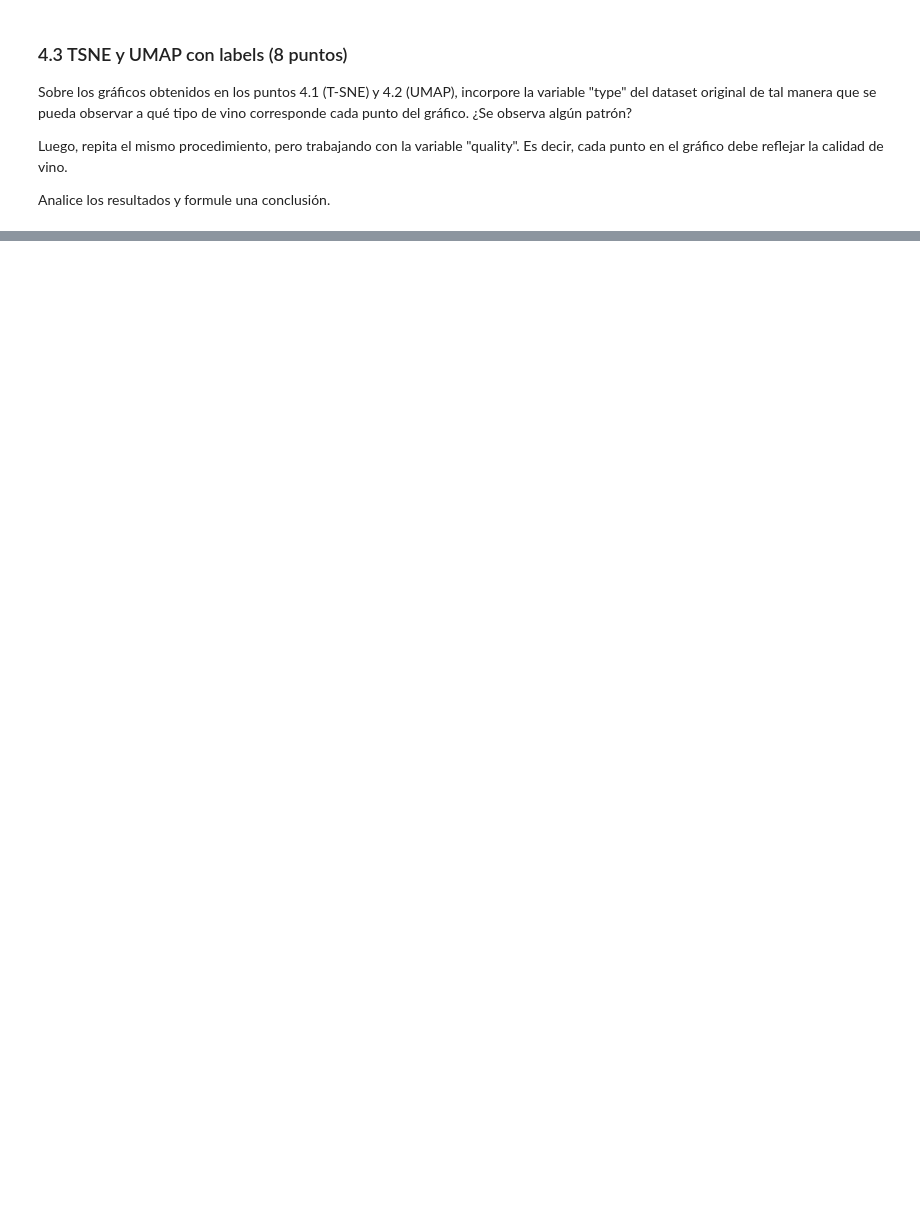
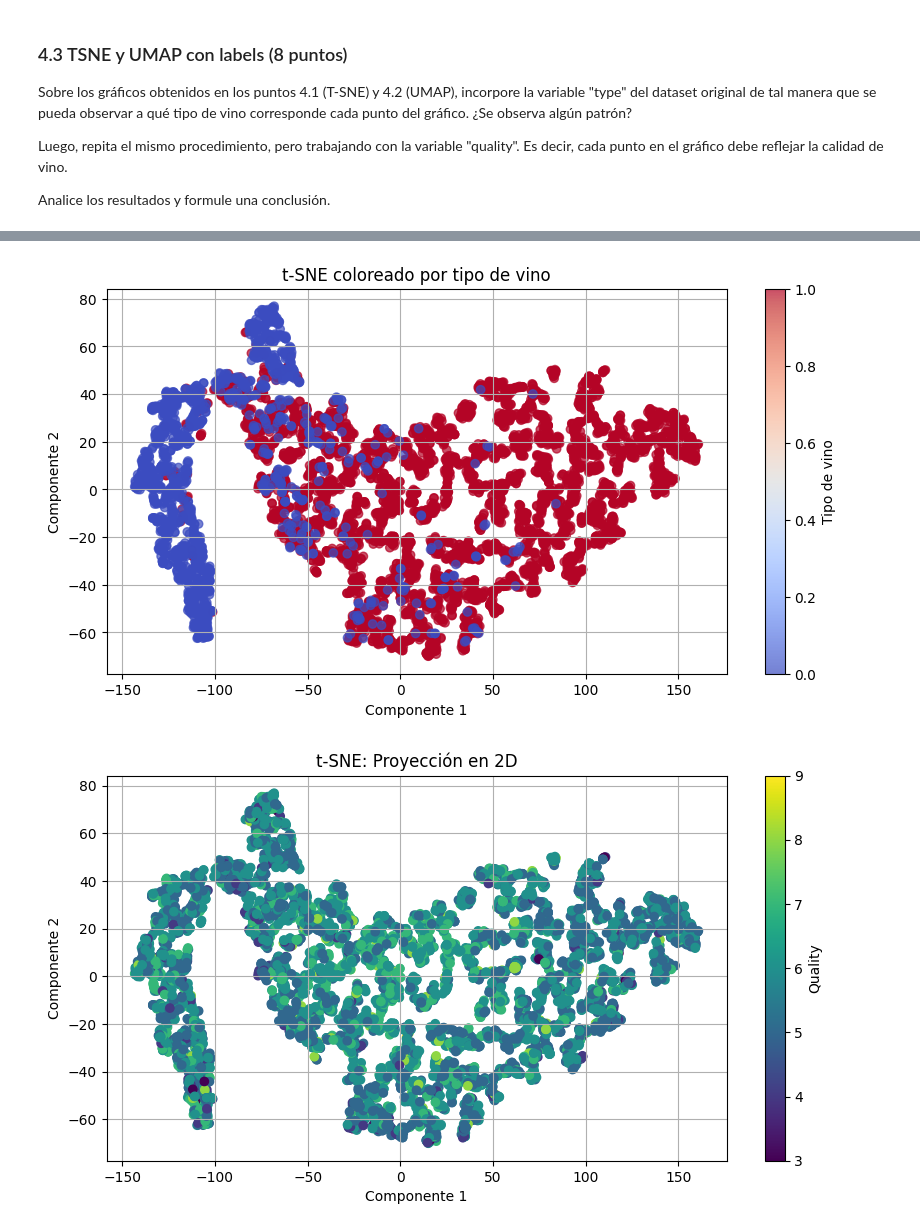
Before and after one commit to VicenteLavagnino/IIC2433, a Jupyter notebook: Tareas/T1/T1-VicenteLavagnino.ipynb, the cells around one changed output, grey strips where cells are left out. Saved outputs shown, nothing was run; the diff lists cells and outputs as text; code cells hidden in the pictures; blank space fills up the shorter version.

```diff
--- a/Tareas/T1/T1-VicenteLavagnino.ipynb
+++ b/Tareas/T1/T1-VicenteLavagnino.ipynb
@@ -501,0 +561,25 @@ RESPUESTA:
+# %%
+# TSNE
+
+# Con type
+plt.figure(figsize=(10, 5))
+plt.scatter(X_tsne[:, 0], X_tsne[:, 1], c=pd.Categorical(df_sin_outliers['type']).codes, cmap='coolwarm', alpha=0.7)
+plt.title("t-SNE coloreado por tipo de vino")
+plt.xlabel("Componente 1")
+plt.ylabel("Componente 2")
+plt.colorbar(label="Tipo de vino")
+plt.grid(True)
+plt.show()
+
+# con quality, en realidad es lo mismo debido a que ya lo habíamos hecho antes
+plt.figure(figsize=(10, 5))
+plt.scatter(X_tsne[:, 0], X_tsne[:, 1], c=df_sin_outliers['quality'], cmap='viridis')
+plt.title("t-SNE: Proyección en 2D")
+plt.xlabel("Componente 1")
+plt.ylabel("Componente 2")
+plt.colorbar(label='Quality')
+plt.grid()
+plt.show()
+# %% [output]
+[figure, added]
+[figure, added]
```
Also changed, not shown: parts of 12 cells of this notebook, 1 other file.
